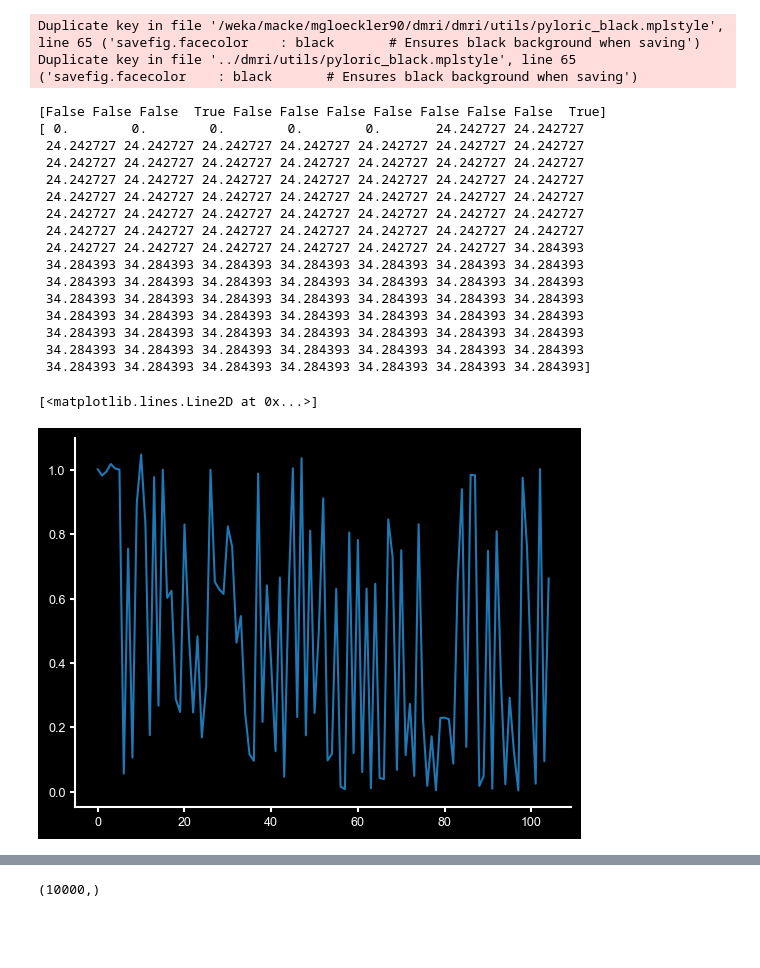
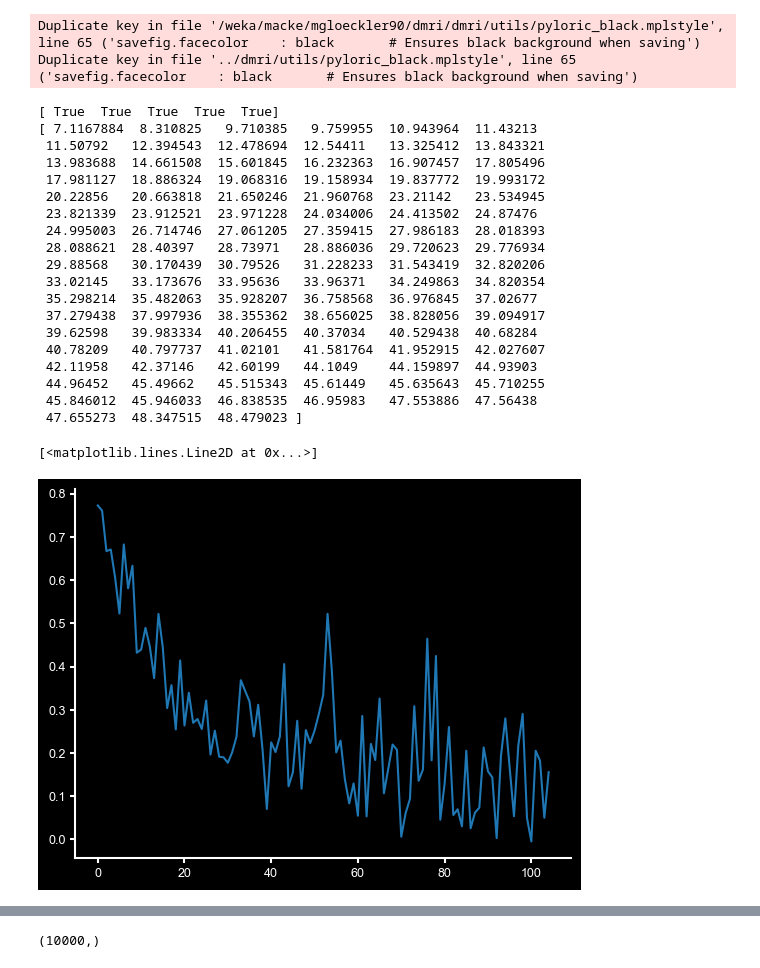
Before and after one commit to mackelab/dmri, a Jupyter notebook: notebooks/eval_parameter_inference.ipynb, the cells around one changed output, grey strips where cells are left out. Saved outputs shown, nothing was run; the diff lists cells and outputs as text; code cells hidden in the pictures; blank space fills up the shorter version.

```diff
--- a/notebooks/eval_parameter_inference.ipynb
+++ b/notebooks/eval_parameter_inference.ipynb
@@ -31,7 +31,7 @@ Duplicate key in file '../dmri/utils/pyloric_black.mplstyle', line 65 ('savefig.
 from dmri.train.utils import load_cfg, load_checkpoint
 
 #checkpoint, model, simulator = load_checkpoint("/home/macke/mgloeckler90/dmri/results/new_multishell_ball3stick_simformer6_v_pred")
-checkpoint, model, simulator = load_checkpoint("/home/macke/mgloeckler90/dmri/results/all_big2")
+checkpoint, model, simulator = load_checkpoint("/home/macke/mgloeckler90/dmri/results/msb3s_2_4_6_128_noscore")
 graphdef, params,  state = nnx.split(model, nnx.Param,  ...)
 params = checkpoint["params_ema"]
 
@@ -51,28 +51,31 @@ x_os = out["x"]
 # %%
 #idx = 37
 #idx = 42
-idx=42
+idx=41
 print(masks[idx])
 print(acq.qvals[idx])
 plt.plot(x_os[idx])
 # %% [output]
-[False False False  True False False False False False False False  True]
-[ 0.        0.        0.        0.        0.       24.242727 24.242727
- 24.242727 24.242727 24.242727 24.242727 24.242727 24.242727 24.242727
- 24.242727 24.242727 24.242727 24.242727 24.242727 24.242727 24.242727
- 24.242727 24.242727 24.242727 24.242727 24.242727 24.242727 24.242727
- 24.242727 24.242727 24.242727 24.242727 24.242727 24.242727 24.242727
- 24.242727 24.242727 24.242727 24.242727 24.242727 24.242727 24.242727
- 24.242727 24.242727 24.242727 24.242727 24.242727 24.242727 24.242727
- 24.242727 24.242727 24.242727 24.242727 24.242727 24.242727 34.284393
- 34.284393 34.284393 34.284393 34.284393 34.284393 34.284393 34.284393
- 34.284393 34.284393 34.284393 34.284393 34.284393 34.284393 34.284393
- 34.284393 34.284393 34.284393 34.284393 34.284393 34.284393 34.284393
- 34.284393 34.284393 34.284393 34.284393 34.284393 34.284393 34.284393
- 34.284393 34.284393 34.284393 34.284393 34.284393 34.284393 34.284393
- 34.284393 34.284393 34.284393 34.284393 34.284393 34.284393 34.284393
- 34.284393 34.284393 34.284393 34.284393 34.284393 34.284393 34.284393]
+[ True  True  True  True  True]
+[ 7.1167884  8.310825   9.710385   9.759955  10.943964  11.43213
+ 11.50792   12.394543  12.478694  12.54411   13.325412  13.843321
+ 13.983688  14.661508  15.601845  16.232363  16.907457  17.805496
+ 17.981127  18.886324  19.068316  19.158934  19.837772  19.993172
+ 20.22856   20.663818  21.650246  21.960768  23.21142   23.534945
+ 23.821339  23.912521  23.971228  24.034006  24.413502  24.87476
+ 24.995003  26.714746  27.061205  27.359415  27.986183  28.018393
+ 28.088621  28.40397   28.73971   28.886036  29.720623  29.776934
+ 29.88568   30.170439  30.79526   31.228233  31.543419  32.820206
+ 33.02145   33.173676  33.95636   33.96371   34.249863  34.820354
+ 35.298214  35.482063  35.928207  36.758568  36.976845  37.02677
+ 37.279438  37.997936  38.355362  38.656025  38.828056  39.094917
+ 39.62598   39.983334  40.206455  40.37034   40.529438  40.68284
+ 40.78209   40.797737  41.02101   41.581764  41.952915  42.027607
+ 42.11958   42.37146   42.60199   44.1049    44.159897  44.93903
+ 44.96452   45.49662   45.515343  45.61449   45.635643  45.710255
+ 45.846012  45.946033  46.838535  46.95983   47.553886  47.56438
+ 47.655273  48.347515  48.479023 ]
 [<matplotlib.lines.Line2D at 0x...>]
-[figure, old version]
+[figure, new version]
 # %%
 from probjax.nn.nets.denoising_diffusion_model import VSolverConfig, EDMSolverConfig
```
Also changed, not shown: parts of 25 cells of this notebook, 2 other files.
